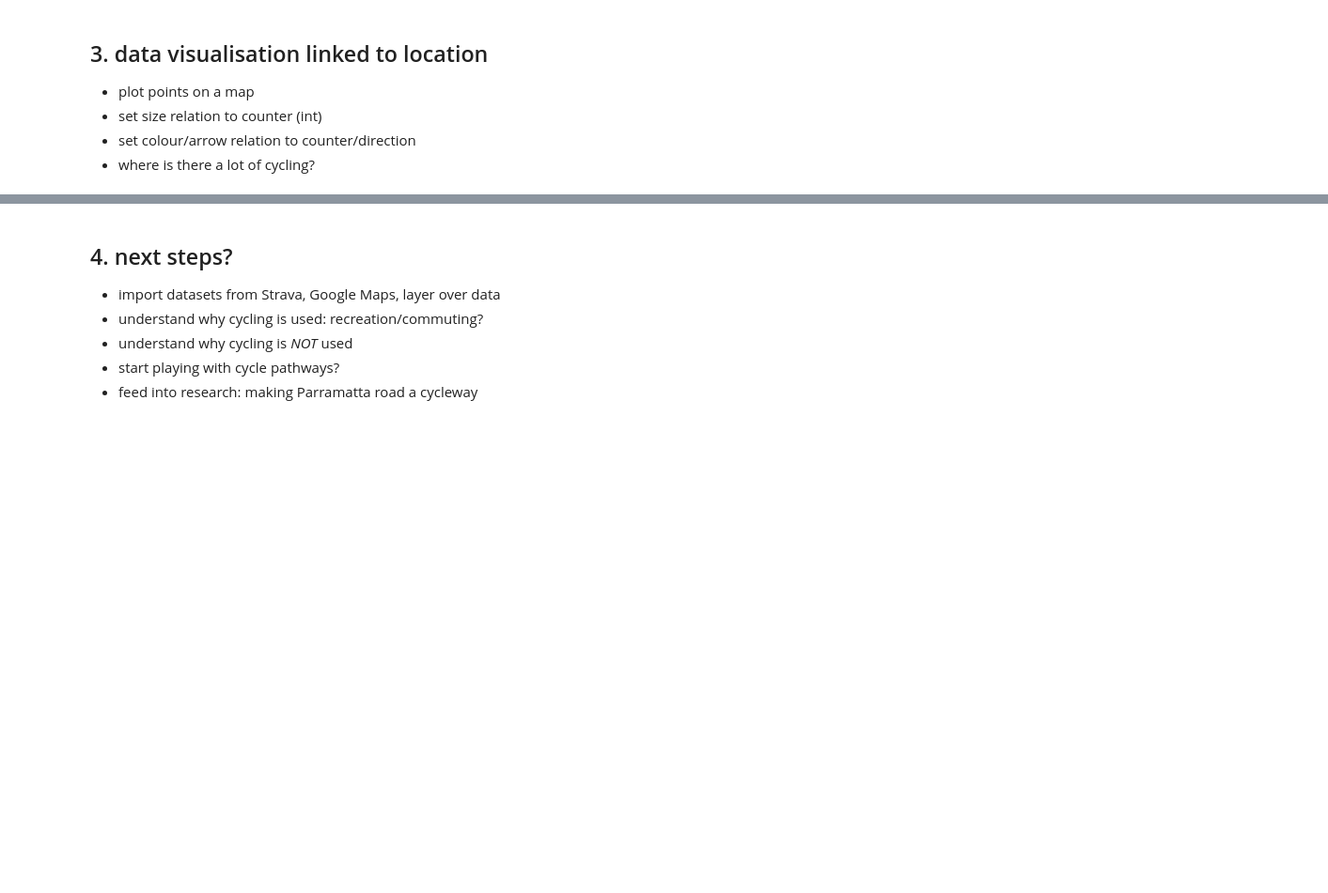
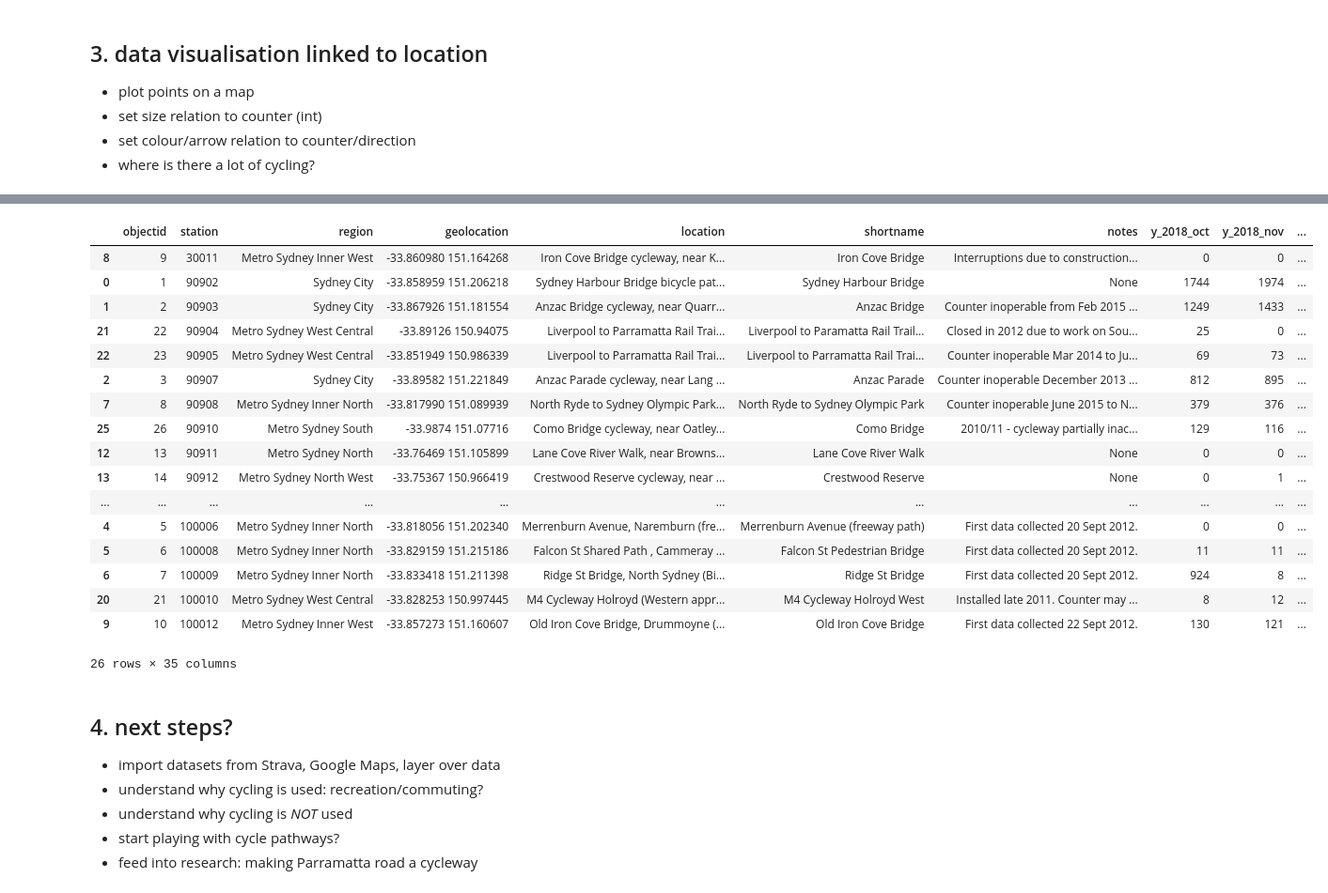
Before and after one commit to bojanasinpyjamas/data_project, a Jupyter notebook: cycleway-countsxls2018-2020.ipynb, the cells around one changed output, grey strips where cells are left out. Shown: that part at 94% size. Saved outputs shown, nothing was run; the diff lists cells and outputs as text; code cells hidden in the pictures; blank space fills up the shorter version.

```diff
--- a/cycleway-countsxls2018-2020.ipynb
+++ b/cycleway-countsxls2018-2020.ipynb
@@ -117,3 +126,25 @@ NameError: name 'pd' is not defined
+# %%
+cycleway_counterlocation.sort_values(by='station', inplace=True)
+cycleway_counterlocation.head(26)
+# %% [output]
+|  | objectid | station | region | geolocation | location | shortname | notes | y_2018_oct | y_2018_nov | ... |
+| 8 | 9 | 30011 | Metro Sydney Inner West | -33.860980 151.164268 | Iron Cove Bridge cycleway, near K... | Iron Cove Bridge | Interruptions due to construction... | 0 | 0 | ... |
+| 0 | 1 | 90902 | Sydney City | -33.858959 151.206218 | Sydney Harbour Bridge bicycle pat... | Sydney Harbour Bridge | None | 1744 | 1974 | ... |
+| 1 | 2 | 90903 | Sydney City | -33.867926 151.181554 | Anzac Bridge cycleway, near Quarr... | Anzac Bridge | Counter inoperable from Feb 2015 ... | 1249 | 1433 | ... |
+| 21 | 22 | 90904 | Metro Sydney West Central | -33.89126 150.94075 | Liverpool to Parramatta Rail Trai... | Liverpool to Paramatta Rail Trail... | Closed in 2012 due to work on Sou... | 25 | 0 | ... |
+| 22 | 23 | 90905 | Metro Sydney West Central | -33.851949 150.986339 | Liverpool to Parramatta Rail Trai... | Liverpool to Parramatta Rail Trai... | Counter inoperable Mar 2014 to Ju... | 69 | 73 | ... |
+| 2 | 3 | 90907 | Sydney City | -33.89582 151.221849 | Anzac Parade cycleway, near Lang ... | Anzac Parade | Counter inoperable December 2013 ... | 812 | 895 | ... |
+| 7 | 8 | 90908 | Metro Sydney Inner North | -33.817990 151.089939 | North Ryde to Sydney Olympic Park... | North Ryde to Sydney Olympic Park | Counter inoperable June 2015 to N... | 379 | 376 | ... |
+| 25 | 26 | 90910 | Metro Sydney South | -33.9874 151.07716 | Como Bridge cycleway, near Oatley... | Como Bridge | 2010/11 - cycleway partially inac... | 129 | 116 | ... |
+| 12 | 13 | 90911 | Metro Sydney North | -33.76469 151.105899 | Lane Cove River Walk, near Browns... | Lane Cove River Walk | None | 0 | 0 | ... |
+| 13 | 14 | 90912 | Metro Sydney North West | -33.75367 150.966419 | Crestwood Reserve cycleway, near ... | Crestwood Reserve | None | 0 | 1 | ... |
+| ... | ... | ... | ... | ... | ... | ... | ... | ... | ... | ... |
+| 4 | 5 | 100006 | Metro Sydney Inner North | -33.818056 151.202340 | Merrenburn Avenue, Naremburn (fre... | Merrenburn Avenue (freeway path) | First data collected 20 Sept 2012. | 0 | 0 | ... |
+| 5 | 6 | 100008 | Metro Sydney Inner North | -33.829159 151.215186 | Falcon St Shared Path , Cammeray ... | Falcon St Pedestrian Bridge | First data collected 20 Sept 2012. | 11 | 11 | ... |
+| 6 | 7 | 100009 | Metro Sydney Inner North | -33.833418 151.211398 | Ridge St Bridge, North Sydney (Bi... | Ridge St Bridge | First data collected 20 Sept 2012. | 924 | 8 | ... |
+| 20 | 21 | 100010 | Metro Sydney West Central | -33.828253 150.997445 | M4 Cycleway Holroyd (Western appr... | M4 Cycleway Holroyd West | Installed late 2011. Counter may ... | 8 | 12 | ... |
+| 9 | 10 | 100012 | Metro Sydney Inner West | -33.857273 151.160607 | Old Iron Cove Bridge, Drummoyne (... | Old Iron Cove Bridge | First data collected 22 Sept 2012. | 130 | 121 | ... |
+26 rows × 35 columns
 # %% [markdown]
 ## 4. next steps?
 * import datasets from Strava, Google Maps, layer over data
```
Also changed, not shown: parts of 5 cells of this notebook.
